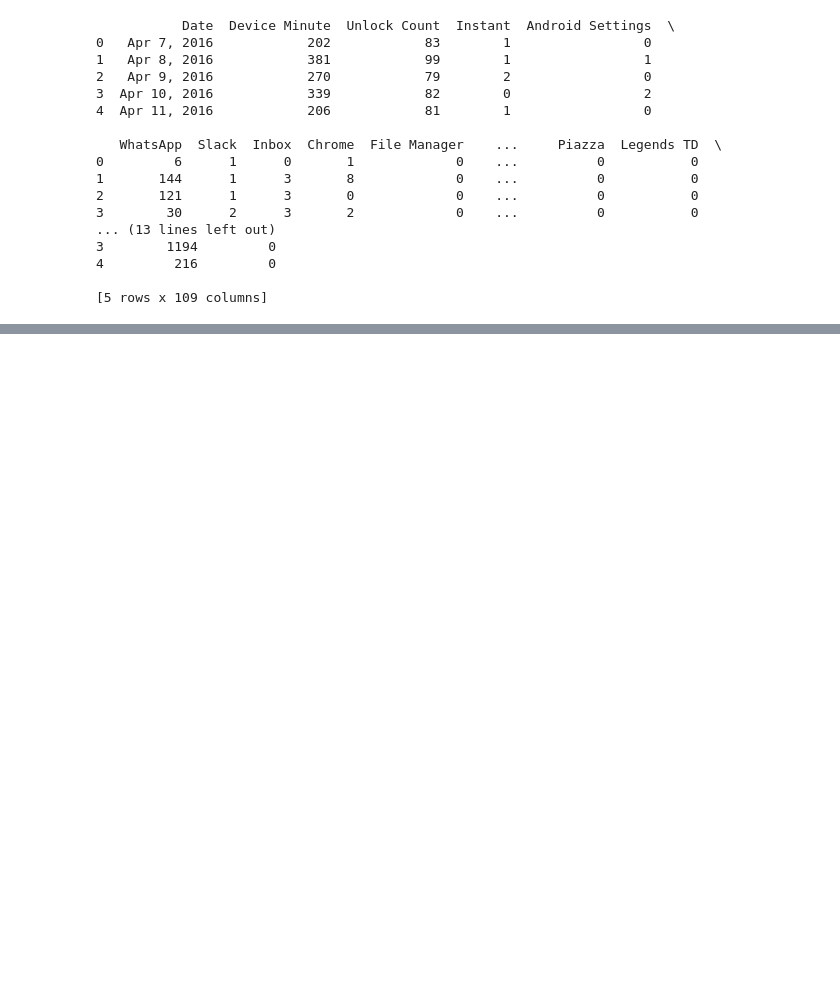
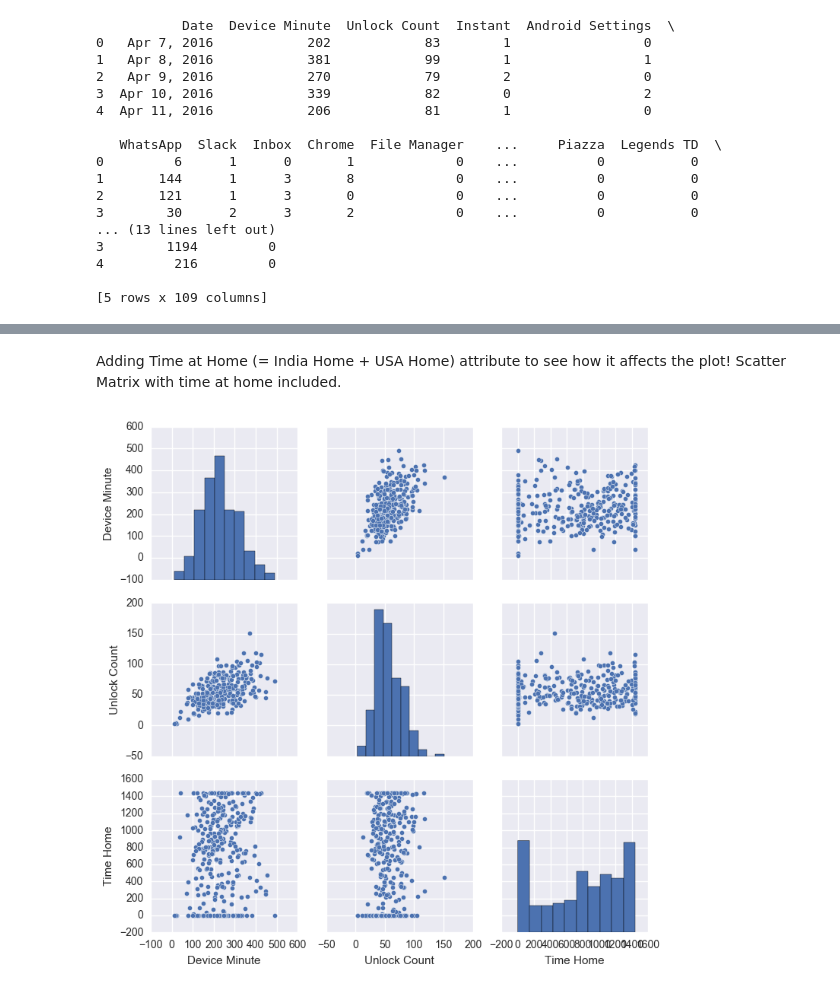
Before and after one commit to djpandit007/silver-doodle, a Jupyter notebook: Ghazarian's Gazelles.ipynb, the cells around one changed output, grey strips where cells are left out. Drawn from its saved outputs; the diff is of its cells as text; code cells hidden in the pictures; blank space fills up the shorter version.

```diff
--- a/Ghazarian's Gazelles.ipynb
+++ b/Ghazarian's Gazelles.ipynb
@@ -45,0 +72,11 @@ import seaborn as sns
+# %% [markdown]
+Adding Time at Home (= India Home + USA Home) attribute to see how it affects the plot! Scatter Matrix with time at home included.
+# %%
+tempList = [headers[-2], headers[-1]]
+dataFrameToPlotNew["Time Home"] = dataFrame[tempList].sum(axis=1)
+del tempList
+
+sns.pairplot(dataFrameToPlotNew)
+sns.plt.show()
+# %% [output]
+[figure, added]
```
Also changed, not shown: parts of 13 cells of this notebook.
